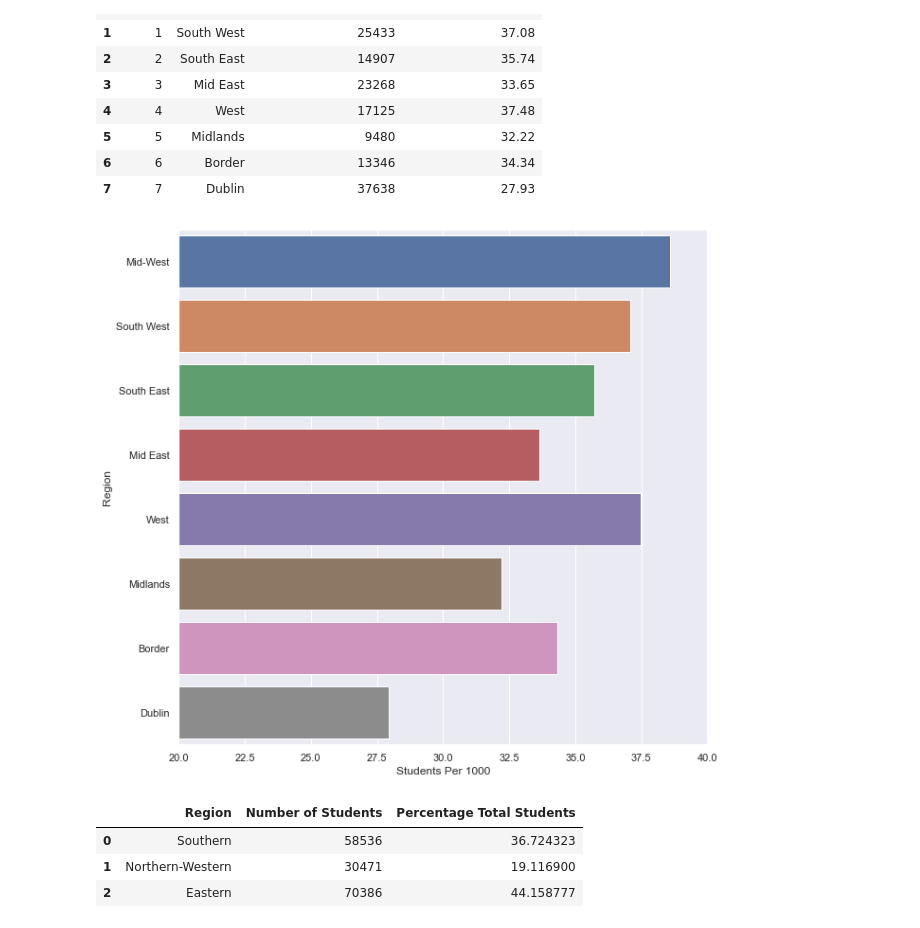
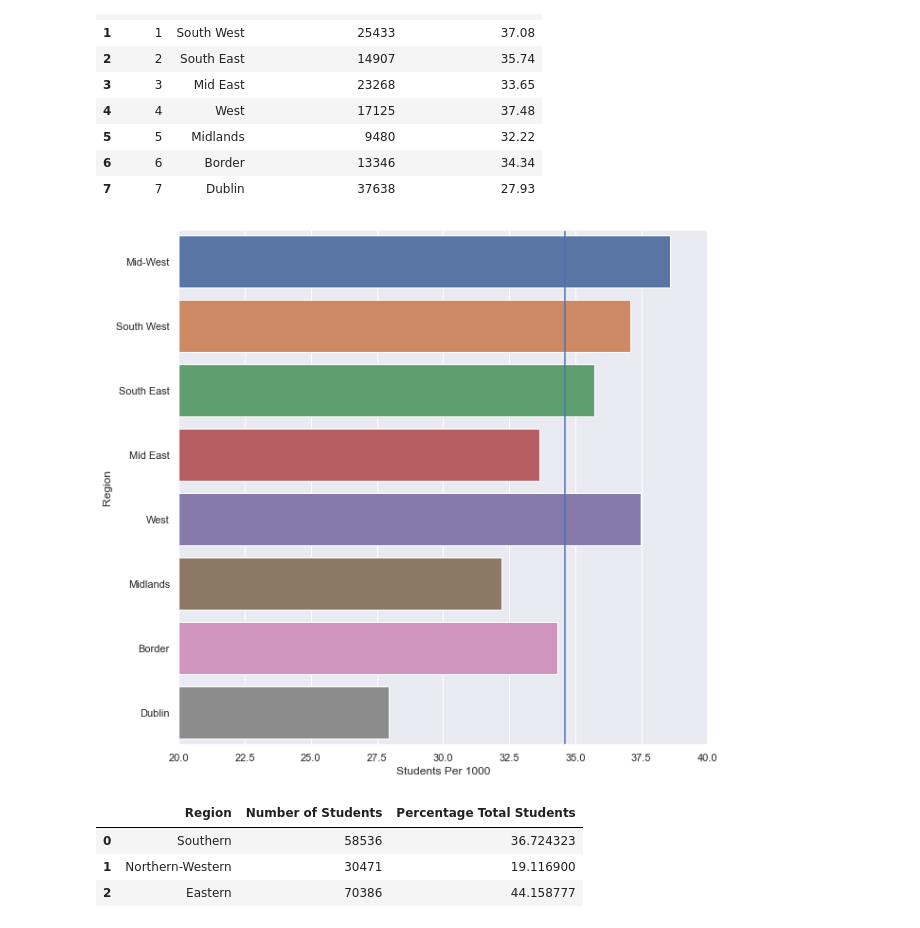
Before and after one commit to rhayeswaterford/UCDProject, a Jupyter notebook: Richard Hayes UCD Project.ipynb, the cells around one changed output. Saved outputs shown, nothing was run; the diff lists cells and outputs as text; code cells hidden in the pictures.

```diff
--- a/Richard Hayes UCD Project.ipynb
+++ b/Richard Hayes UCD Project.ipynb
@@ -66,5 +66,6 @@ student_population_colleges
 | 23 | St. Angela's College of Home Econ... | 795 |
 # %%
 #Create graphic representation
+sns.set(rc={"figure.figsize":(10, 10)})
 sns.barplot(data=student_population_colleges, y="College", x="Number of Students");
 # %% [output]
@@ -214,13 +215,15 @@ student_population_course [0:20]
 # Shuffle the rows for the purposes of the graphic
 student_population_course_shuffled=student_population_course[0:20].sample(frac=1)
 # %%
+sns.set(rc={"figure.figsize":(15, 15)})
 plot1=sns.scatterplot(data=student_population_course_shuffled
                 , x="Number of Students"
                 , y="Course Area (Isced)"
                 , edgecolor = "black"
                 , palette="hot"
                 , size="Number of Students"
-                , sizes=(10,1000)#(minsize, maxsize)
+                , sizes=(10,5000)#(minsize, maxsize)
                 , hue="Percent of Overall"
+                , legend=False
                 );
 # %% [output]
@@ -301,6 +304,8 @@ student_population_county
 # %%
 student_population_county = student_population_county.sort_values("Number of Students", ascending=False)
 # %%
+sns.set(rc={"figure.figsize":(10, 10)})
+
 sns.barplot(data=student_population_county, y="County", x="Number of Students");
 # %% [output]
 [figure]
@@ -622,12 +625,15 @@ regional_tots
 | 5 | 5 | Midlands | 9480 | 32.22 |
 | 6 | 6 | Border | 13346 | 34.34 |
 | 7 | 7 | Dublin | 37638 | 27.93 |
+# %%
+mean_regions=regional_tots ["Students Per 1000"].mean()
 # %%
 NUTSplot=sns.barplot(data=regional_tots, y="Region", x="Students Per 1000")
+NUTSplot.axvline(mean_regions)
 NUTSplot=NUTSplot.set_xlim(xmin=20, xmax=40)
 NUTSplot;
 # %% [output]
-[figure, old version]
+[figure, new version]
 # %%
 #At NDP level
 regional_tots2={
```
Also changed, not shown: parts of 29 cells of this notebook.
